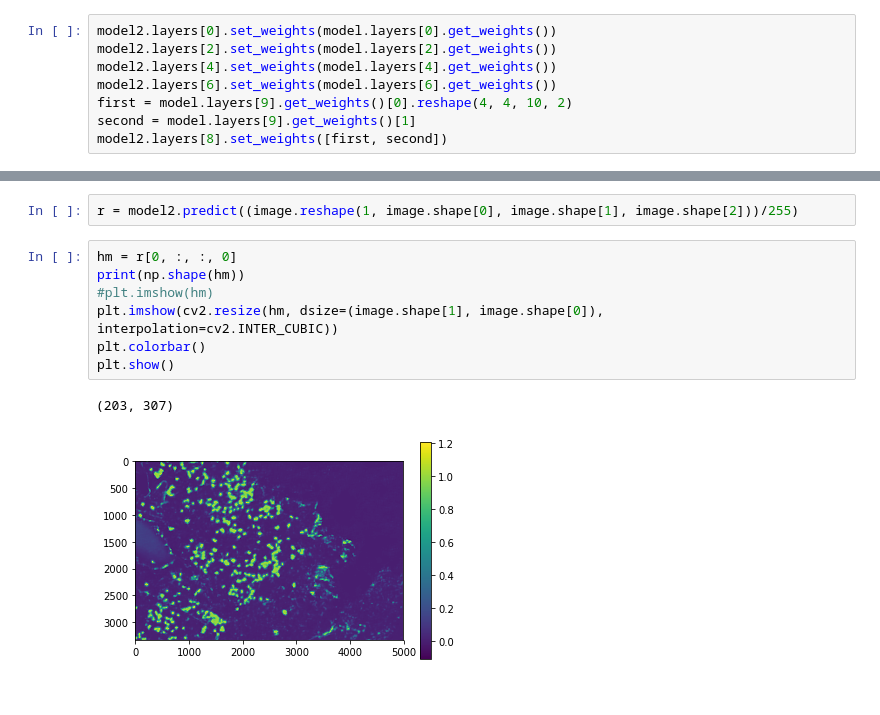
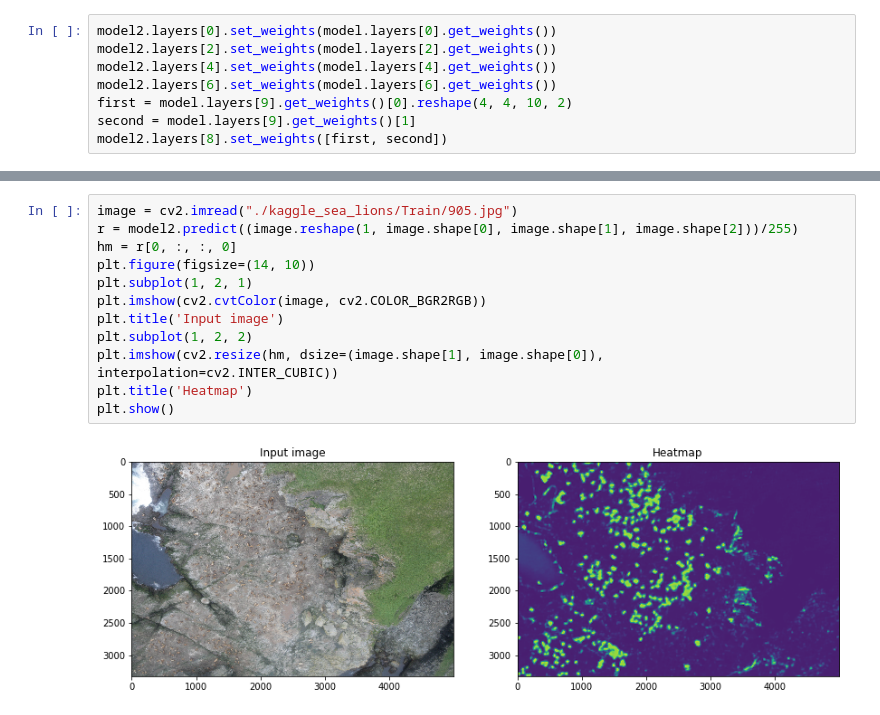
Before and after one commit to marcore94/Sealions, a Jupyter notebook: convModel.ipynb, the cells around one changed output, grey strips where cells are left out. Saved outputs shown, nothing was run; the diff lists cells and outputs as text.

Commit message:
Improve heatmap plot

```diff
--- a/convModel.ipynb
+++ b/convModel.ipynb
@@ -101,12 +93,14 @@ plt.show()
-# %%
-r = model2.predict((image.reshape(1, image.shape[0], image.shape[1], image.shape[2]))/255)
-# %%
-hm = r[0, :, :, 0]
-print(np.shape(hm))
-#plt.imshow(hm)
-plt.imshow(cv2.resize(hm, dsize=(image.shape[1], image.shape[0]), interpolation=cv2.INTER_CUBIC))
-plt.colorbar()
-plt.show()
-# %% [output]
-(203, 307)
-[figure, removed]
+# %%
+image = cv2.imread("./kaggle_sea_lions/Train/905.jpg")
+r = model2.predict((image.reshape(1, image.shape[0], image.shape[1], image.shape[2]))/255)
+hm = r[0, :, :, 0]
+plt.figure(figsize=(14, 10))
+plt.subplot(1, 2, 1)
+plt.imshow(cv2.cvtColor(image, cv2.COLOR_BGR2RGB))
+plt.title('Input image')
+plt.subplot(1, 2, 2)
+plt.imshow(cv2.resize(hm, dsize=(image.shape[1], image.shape[0]), interpolation=cv2.INTER_CUBIC))
+plt.title('Heatmap')
+plt.show()
+# %% [output]
+[figure, added]
```
Also changed, not shown: parts of 1 cell of this notebook.
